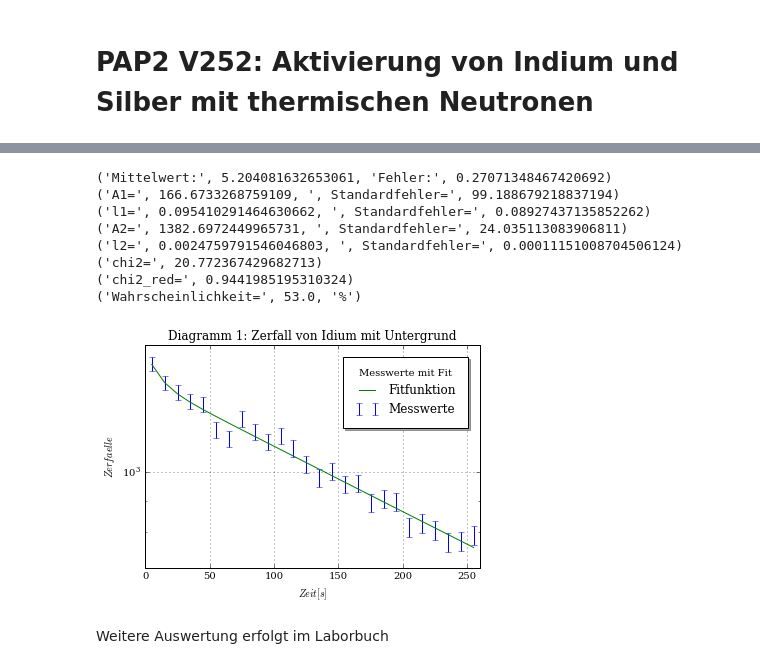
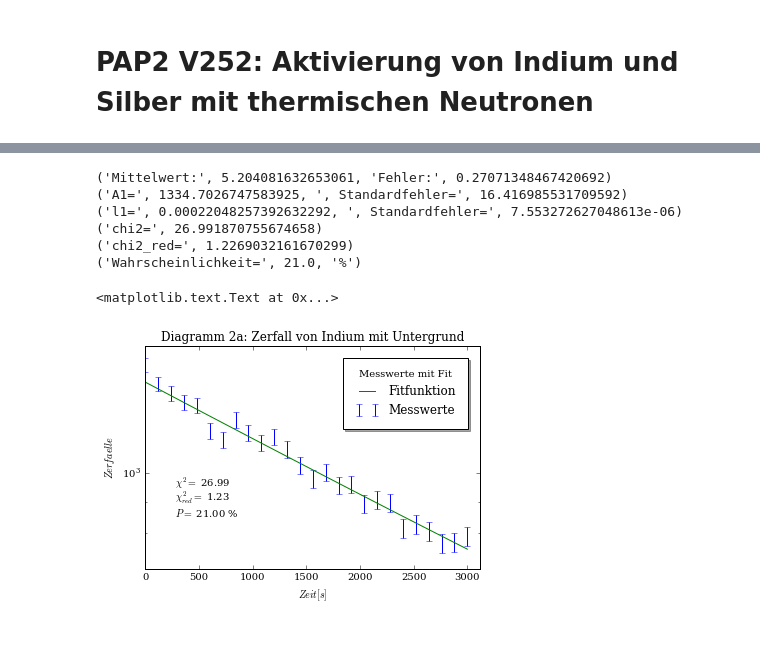
Before and after one commit to woskar/pap2-lab-training, a Jupyter notebook: v252/v252_aktivierung.ipynb, the cells around one changed output, grey strips where cells are left out. Drawn from its saved outputs; the diff is of its cells as text; code cells hidden in the pictures; blank space fills up the shorter version.

```diff
--- a/v252/v252_aktivierung.ipynb
+++ b/v252/v252_aktivierung.ipynb
@@ -12,6 +12,7 @@ unterg =np.loadtxt('Untergrund.dat', usecols=[1])
 
 mittelw_unterg=np.mean(unterg)
 fehler_unterg=np.std(unterg)/np.sqrt(len(unterg))
+print('Untergrundbestimmung: ')
 print('Mittelwert:', mittelw_unterg, 'Fehler:',fehler_unterg)
 
 n1, n2, n3, n4 =np.loadtxt('silber.txt', usecols=[1,2,3,4], unpack=True)
@@ -20,7 +21,7 @@ Fehler_N=np.sqrt(N)
 
 t=np.arange(5,415,10)
 
-y0=mittelw_unterg*4 #Untergrund
+y0=4* (mittelw_unterg + fehler_unterg) #Untergrund
 
 def fit_func(x, A1, l1, A2, l2):
     return A1*np.exp(-x*l1) + A2*np.exp(-x*l2) + y0
@@ -34,19 +35,15 @@ plt.ylabel('$Zerfaelle$')
 plt.title('Diagramm 1: Zerfall von Silber mit Untergrund')
 plt.yscale('log')
 plt.axis((0, 415, 10, 1000))
-plt.rcParams["figure.figsize"][0] = 8
-plt.rcParams["figure.figsize"][1] = 5
+plt.rcParams["figure.figsize"][0] = 9
+plt.rcParams["figure.figsize"][1] = 4
 plt.rcParams["font.family"]='serif'
 plt.legend(title='Messwerte mit Fit', borderpad=1, borderaxespad=1, loc='best', shadow='true')
-
-
-plt.savefig('v252_1silber.pdf',format='pdf')
 
 print("A1=",popt[0], ", Standardfehler=", np.sqrt(pcov[0][0]))
 print("l1=",popt[1], ", Standardfehler=", np.sqrt(pcov[1][1]))
 print("A2=",popt[2], ", Standardfehler=", np.sqrt(pcov[2][2]))
 print("l2=",popt[3], ", Standardfehler=", np.sqrt(pcov[3][3]))
-
 
 chi2_=np.sum((fit_func(t,*popt)-N)**2/Fehler_N**2)
 dof=len(N)-4 #dof:degrees of freedom, Freiheitsgrad
@@ -57,4 +54,10 @@ print("chi2_red=",chi2_red)
 from scipy.stats import chi2
 prob=round(1-chi2.cdf(chi2_,dof),2)*100
 print("Wahrscheinlichkeit=", prob,"%")
+
+plt.text(20, 70, '$\chi^{2}=$ %.2f' %(chi2_), fontsize=10)
+plt.text(20, 50, '$\chi_{red}^{2}=$ %.2f ' %(chi2_red), fontsize=10)
+plt.text(20, 36, '$P=$ %.2f ' %(prob) + '%', fontsize=10)
+
+#plt.savefig('v252_1silber.pdf',format='pdf')
 # %% [output]
@@ -85,57 +90,59 @@ n1=np.loadtxt('Messung_2.dat', usecols=[1])
 N=n1
 Fehler_N=np.sqrt(N)
 
-t=np.arange(5,265,10)
+t=np.arange(1,3121,120)
 
-y0=mittelw_unterg*4 #Untergrund
+y0=(mittelw_unterg + fehler_unterg )*12 #Untergrund
 
-def fit_func(x, A1, l1, A2, l2):
-    return A1*np.exp(-x*l1) + A2*np.exp(-x*l2) + y0
+# Fit mit einer Exponentialfunktion
+def fit_func2(x, A1, l1):
+    return A1*np.exp(-x*l1) + y0
 
-#def fit_func(x, A, l):
-#    return A*np.exp(-x*l)
+# Fit mit 2 Exponentialfunktionen
+#def fit_func2(x, A1, l1, A2, l2):
+#    return A1*np.exp(-x*l1) + A2*np.exp(-x*l2) + y0
+
 
 from scipy.optimize import curve_fit
-popt, pcov=curve_fit(fit_func, t, N, p0=[500,0.02,50,0.001], sigma=Fehler_N, maxfev=5000)
+popt, pcov=curve_fit(fit_func2, t[1:], N[1:], p0=[1300,0.0002], sigma=Fehler_N[1:])
+
+#Plotten
 plt.errorbar(t,N, Fehler_N, linestyle='None', label='Messwerte')
-plt.plot(t,fit_func(t,*popt), label='Fitfunktion')
+plt.plot(t,fit_func2(t,*popt), label='Fitfunktion')
 plt.xlabel('$Zeit [s]$')
 plt.ylabel('$Zerfaelle$')
-plt.title('Diagramm 1: Zerfall von Indium mit Untergrund')
+plt.title('Diagramm 2a: Zerfall von Indium mit Untergrund')
 plt.yscale('log')
-plt.axis((0, 260, 700, 1600))
+plt.axis((0, 3120, 700, 1600))
 plt.rcParams["figure.figsize"][0] = 8
 plt.rcParams["figure.figsize"][1] = 5
 plt.rcParams["font.family"]='serif'
 plt.legend(title='Messwerte mit Fit', borderpad=1, borderaxespad=1, loc='best', shadow='true')
-plt.grid(True)
-
-#plt.savefig('v252_2indium.pdf',format='pdf')
 
 print("A1=",popt[0], ", Standardfehler=", np.sqrt(pcov[0][0]))
 print("l1=",popt[1], ", Standardfehler=", np.sqrt(pcov[1][1]))
-print("A2=",popt[2], ", Standardfehler=", np.sqrt(pcov[2][2]))
-print("l2=",popt[3], ", Standardfehler=", np.sqrt(pcov[3][3]))
 
-
-chi2_=np.sum((fit_func(t,*popt)-N)**2/Fehler_N**2)
+chi2_=np.sum((fit_func2(t,*popt)-N)**2/Fehler_N**2)
 dof=len(N)-4 #dof:degrees of freedom, Freiheitsgrad
 chi2_red=chi2_/dof
 print("chi2=", chi2_)
 print("chi2_red=",chi2_red)
 
 from scipy.stats import chi2
 prob=round(1-chi2.cdf(chi2_,dof),2)*100
 print("Wahrscheinlichkeit=", prob,"%")
+
+plt.text(280, 950, '$\chi^{2}=$ %.2f' %(chi2_), fontsize=10)
+plt.text(280, 900, '$\chi_{red}^{2}=$ %.2f ' %(chi2_red), fontsize=10)
+plt.text(280, 850, '$P=$ %.2f ' %(prob) + '%', fontsize=10)
+
+#plt.savefig('v252_2cindium.pdf',format='pdf')
 # %% [output]
 ('Mittelwert:', 5.204081632653061, 'Fehler:', 0.27071348467420692)
-('A1=', 166.6733268759109, ', Standardfehler=', 99.188679218837194)
-('l1=', 0.095410291464630662, ', Standardfehler=', 0.08927437135852262)
-('A2=', 1382.6972449965731, ', Standardfehler=', 24.035113083906811)
-('l2=', 0.0024759791546046803, ', Standardfehler=', 0.00011151008704506124)
-('chi2=', 20.772367429682713)
-('chi2_red=', 0.9441985195310324)
-('Wahrscheinlichkeit=', 53.0, '%')
+('A1=', 1334.7026747583925, ', Standardfehler=', 16.416985531709592)
+('l1=', 0.00022048257392632292, ', Standardfehler=', 7.553272627048613e-06)
+('chi2=', 26.991870755674658)
+('chi2_red=', 1.2269032161670299)
+('Wahrscheinlichkeit=', 21.0, '%')
+<matplotlib.text.Text at 0x...>
-[figure, old version]
+[figure, new version]
-# %% [markdown]
-Weitere Auswertung erfolgt im Laborbuch
```
Also changed, not shown: parts of 1 cell of this notebook, 4 other files.
